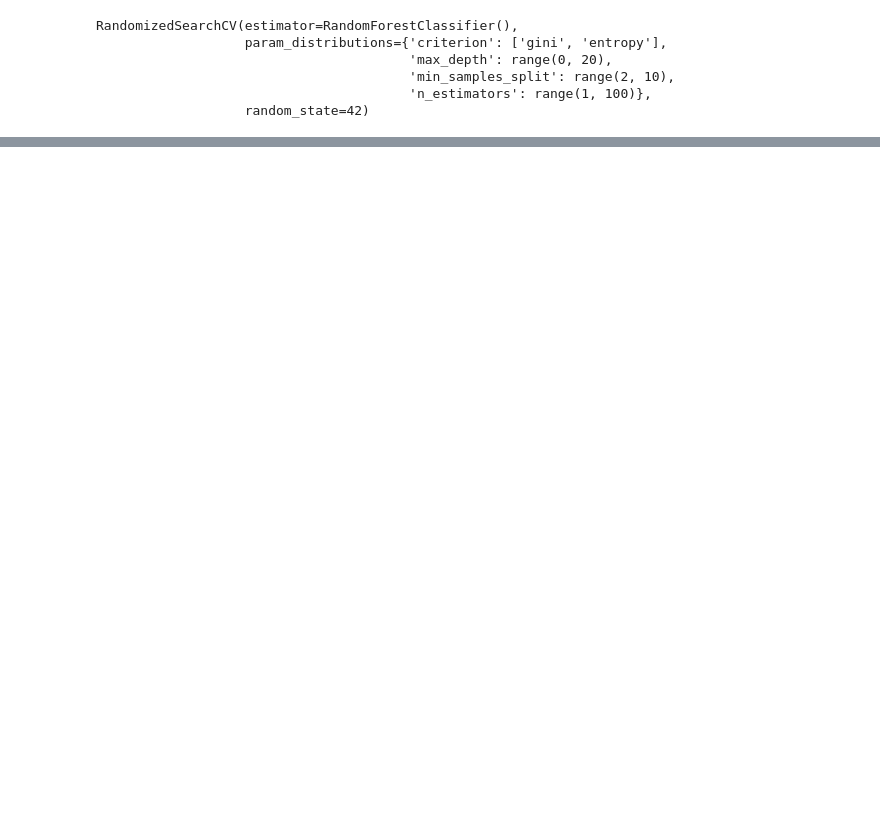
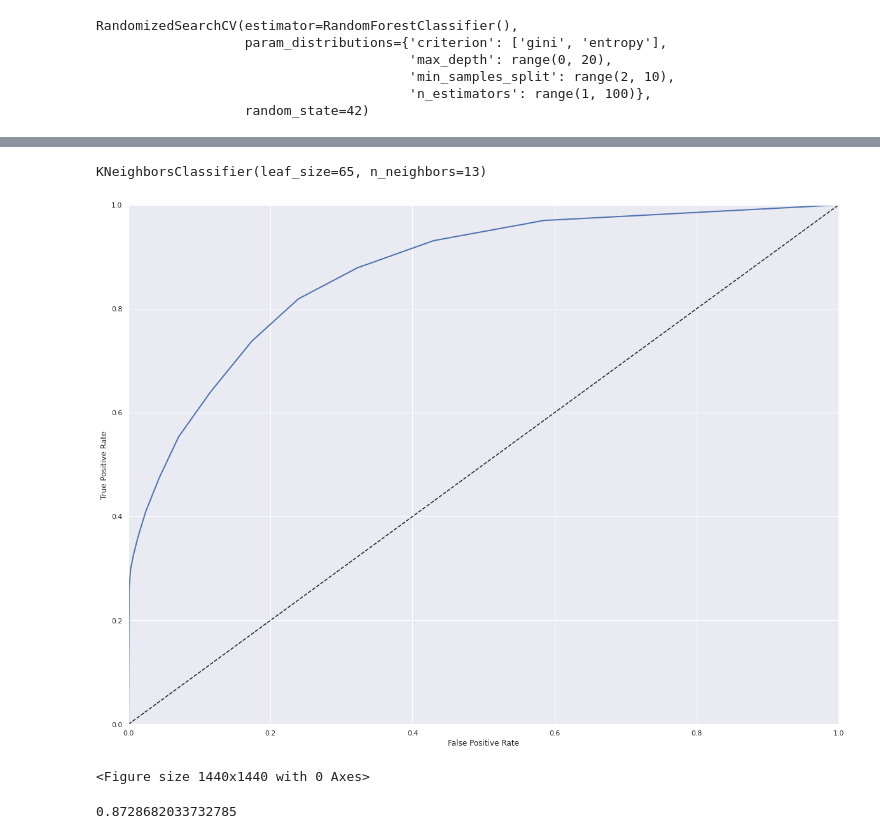
Before and after one commit to DimaScientist/WA-Test-DS, a Jupyter notebook: TestTask.ipynb, the cells around one changed output, grey strips where cells are left out. Saved outputs shown, nothing was run; the diff lists cells and outputs as text; code cells hidden in the pictures; blank space fills up the shorter version.

```diff
--- a/TestTask.ipynb
+++ b/TestTask.ipynb
@@ -387,7 +449,8 @@ new_train_data.head()
+# %%
+new_train_data = new_train_data_without_duplicates.copy()
 # %%
 def get_comparison_correlations(df):
     print(df.corr()['comparison'].sort_values(ascending=False))
 get_comparison_correlations(new_train_data)
-new_train_data = new_train_data.drop(columns=['final_weight'], axis=1)
 # %% [output]
 comparison        1.000000
@@ -504,0 +565,12 @@ plot_roc_curve(y_test, lgb_model.predict_proba(X_test)[:, 1])
+# %%
+from sklearn.neighbors import KNeighborsClassifier
+
+knn = KNeighborsClassifier()
+knn_parameters = {
+    'n_neighbors': range(0, 20),
+    'weights': ['uniform', 'distance'],
+    'leaf_size': range(0, 100),
+}
+
+gcv_knn = RandomizedSearchCV(knn, knn_parameters)
+gcv_knn.fit(X_train, y_train)
@@ -504,0 +599,11 @@ plot_roc_curve(y_test, lgb_model.predict_proba(X_test)[:, 1])
+# %%
+knn = gcv_knn.best_estimator_
+gcv_knn.best_estimator_
+# %% [output]
+KNeighborsClassifier(leaf_size=65, n_neighbors=13)
+# %%
+plot_roc_curve(y_test, gcv_knn.predict_proba(X_test)[:, 1])
+# %% [output]
+[figure, added]
+<Figure size 1440x1440 with 0 Axes>
+0.8728682033732785
```
Also changed, not shown: parts of 19 cells of this notebook.
